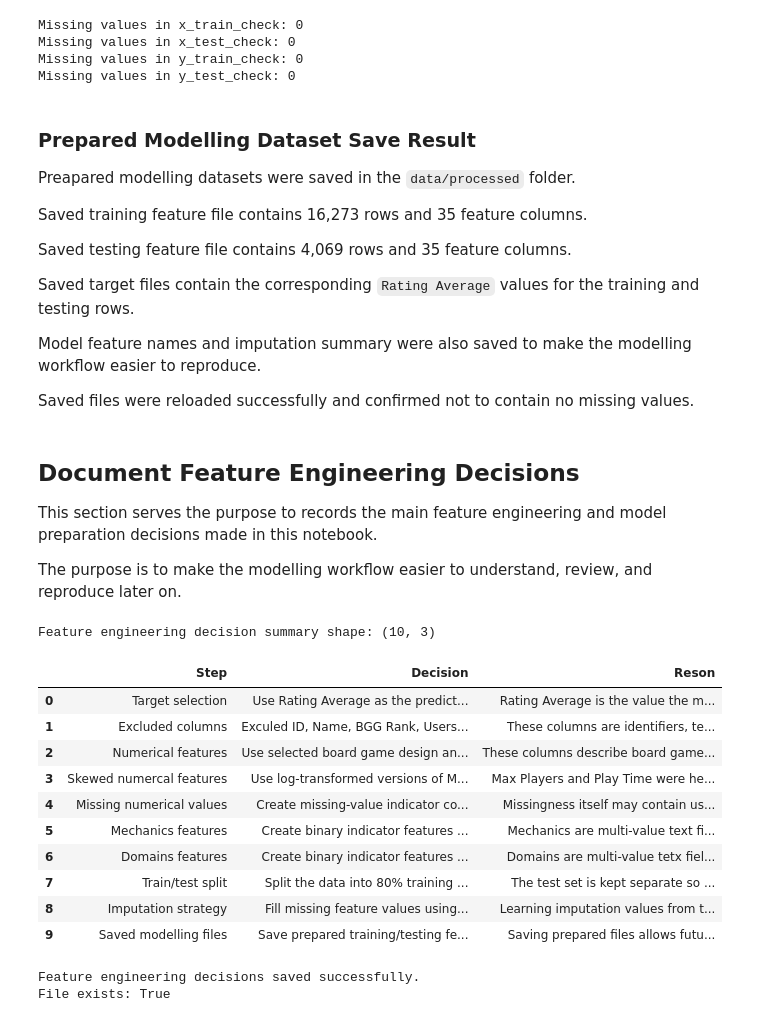
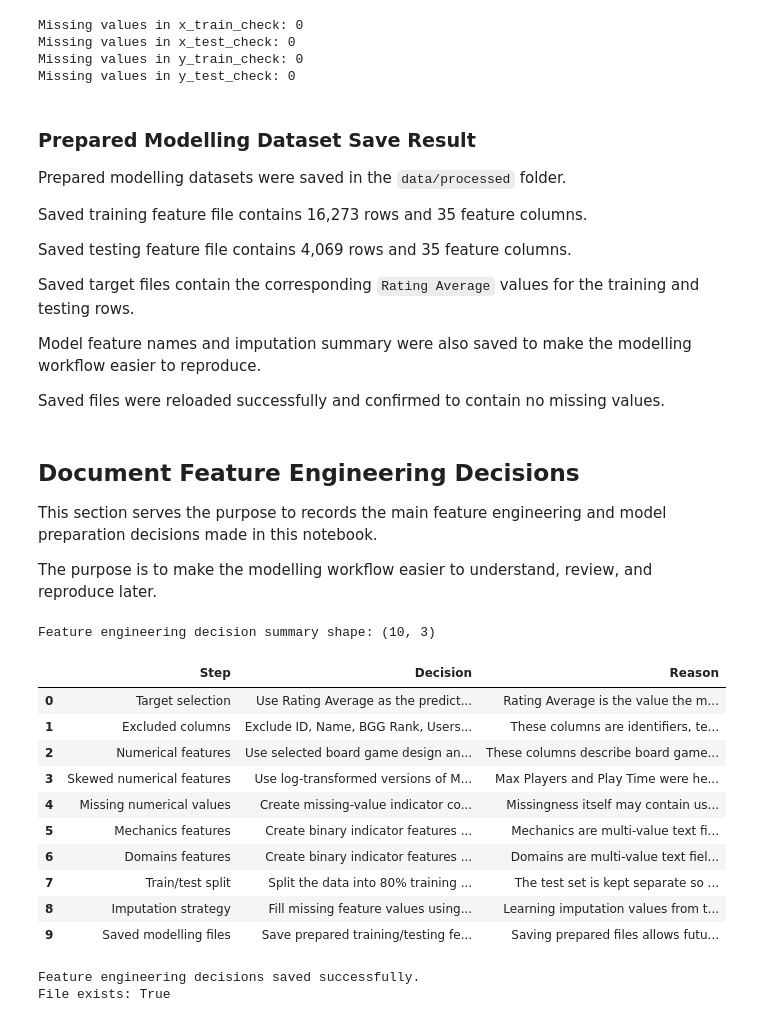
Before and after one commit to Agnogh/board-game-rating-predictor, a Jupyter notebook: notebooks/04_feature_engineering_model_preparation.ipynb, the cells around one changed output. Saved outputs shown, nothing was run; the diff lists cells and outputs as text; code cells hidden in the pictures.

```diff
--- a/notebooks/04_feature_engineering_model_preparation.ipynb
+++ b/notebooks/04_feature_engineering_model_preparation.ipynb
@@ -1263,7 +1261,7 @@ Missing values in y_test_check: 0
 # %% [markdown]
 ### Prepared Modelling Dataset Save Result
 
-Preapared modelling datasets were saved in the `data/processed` folder.
+Prepared modelling datasets were saved in the `data/processed` folder.
 
 Saved training feature file contains 16,273 rows and 35 feature columns.
 
@@ -1273,13 +1271,13 @@ Saved target files contain the corresponding `Rating Average` values for the tra
 
 Model feature names and imputation summary were also saved to make the modelling workflow easier to reproduce.
 
-Saved files were reloaded successfully and confirmed not to contain no missing values.
+Saved files were reloaded successfully and confirmed to contain no missing values.
 # %% [markdown]
 ## Document Feature Engineering Decisions
 
 This section serves the purpose to records the main feature engineering and model preparation decisions made in this notebook.
 
-The purpose is to make the modelling workflow easier to understand, review, and reproduce later on.
+The purpose is to make the modelling workflow easier to understand, review, and reproduce later.
 # %%
 # Create a summary of the main feature engineering decisions
 feature_engineering_decisions = pd.DataFrame(
@@ -1288,7 +1286,7 @@ feature_engineering_decisions = pd.DataFrame(
             "Target selection",
             "Excluded columns",
             "Numerical features",
-            "Skewed numercal features",
+            "Skewed numerical features",
             "Missing numerical values",
             "Mechanics features",
             "Domains features",
@@ -1296,46 +1294,46 @@ feature_engineering_decisions = pd.DataFrame(
             "Imputation strategy",
             "Saved modelling files"
         ],
         "Decision": [
             "Use Rating Average as the prediction target.",
-            "Exculed ID, Name, BGG Rank, Users Rated, and Owned Users.",
+            "Exclude ID, Name, BGG Rank, Users Rated, and Owned Users.",
             "Use selected board game design and attribute columns as numerical inputs.",
             "Use log-transformed versions of Max Players and Play Time.",
             "Create missing-value indicator columns for numerical features with missing values.",
             "Create binary indicator features for the 15 most common non-unknown mechanics.",
             "Create binary indicator features for all available non-unknown domains.",
             "Split the data into 80% training and 20% testing using random_state=42.",
             "Fill missing feature values using median values learned from the training set only.",
             "Save prepared training/testing feature and target files, feature names, and imputation summary."
         ],
-        "Reson": [
+        "Reason": [
             "Rating Average is the value the model will learn to predict.",
             "These columns are identifiers, text labels, ranking information, or post-release popularity signals that could cause leakage or memorisation.",
-            "These columns describe board game properties avaliable before or during game evaluation.",
+            "These columns describe board game properties available before or during game evaluation.",
             "Max Players and Play Time were heavily right-skewed, so log transformation reduces the influence of extreme values.",
-            "Missingness itself may contain useful information, wile actual missing values are imputed later.",
+            "Missingness itself may contain useful information, while actual missing values are imputed later.",
             "Mechanics are multi-value text fields, so indicator features convert them into model-friendly numeric columns.",
-            "Domains are multi-value tetx fields and teher are only a small number of available domain categories.",
+            "Domains are multi-value text fields and there are only a small number of available domain categories.",
             "The test set is kept separate so future model performance can be evaluated on unseen data.",
             "Learning imputation values from the training set only avoids leaking information from the test set.",
             "Saving prepared files allows future modelling notebooks to load the prepared data directly."
         ]
     }
 )
 
 print("Feature engineering decision summary shape:", feature_engineering_decisions.shape)
 
 feature_engineering_decisions
 # %% [output]
 Feature engineering decision summary shape: (10, 3)
-|  | Step | Decision | Reson |
+|  | Step | Decision | Reason |
 | 0 | Target selection | Use Rating Average as the predict... | Rating Average is the value the m... |
-| 1 | Excluded columns | Exculed ID, Name, BGG Rank, Users... | These columns are identifiers, te... |
+| 1 | Excluded columns | Exclude ID, Name, BGG Rank, Users... | These columns are identifiers, te... |
 | 2 | Numerical features | Use selected board game design an... | These columns describe board game... |
-| 3 | Skewed numercal features | Use log-transformed versions of M... | Max Players and Play Time were he... |
+| 3 | Skewed numerical features | Use log-transformed versions of M... | Max Players and Play Time were he... |
 | 4 | Missing numerical values | Create missing-value indicator co... | Missingness itself may contain us... |
 | 5 | Mechanics features | Create binary indicator features ... | Mechanics are multi-value text fi... |
-| 6 | Domains features | Create binary indicator features ... | Domains are multi-value tetx fiel... |
+| 6 | Domains features | Create binary indicator features ... | Domains are multi-value text fiel... |
 | 7 | Train/test split | Split the data into 80% training ... | The test set is kept separate so ... |
 | 8 | Imputation strategy | Fill missing feature values using... | Learning imputation values from t... |
 | 9 | Saved modelling files | Save prepared training/testing fe... | Saving prepared files allows futu... |
```
Also changed, not shown: parts of 34 cells of this notebook, 1 other file.
